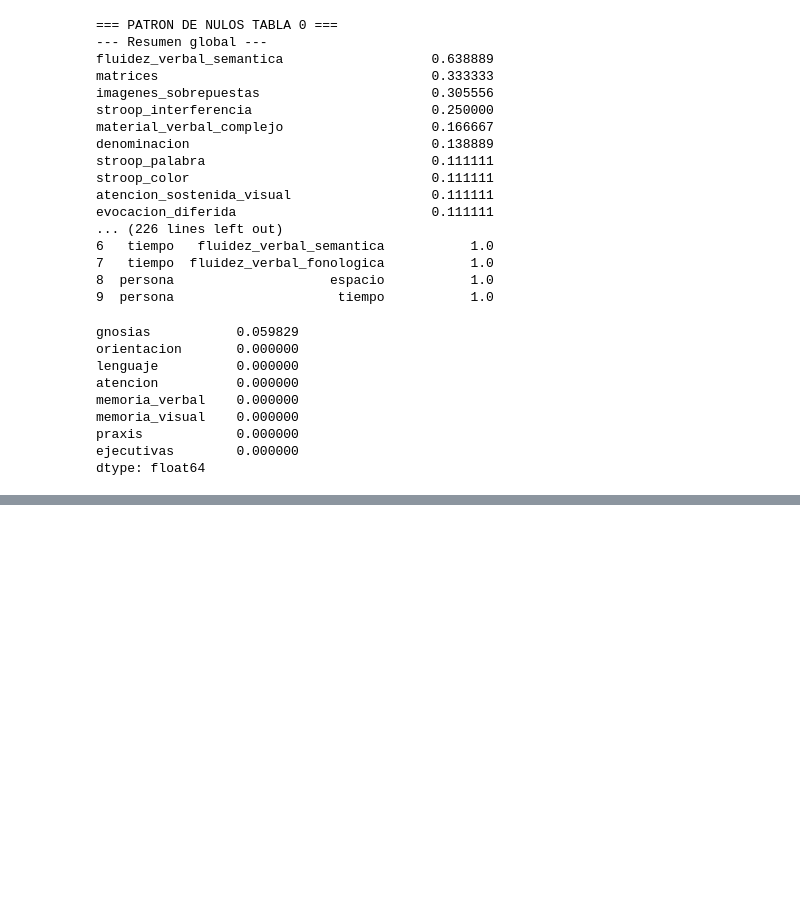
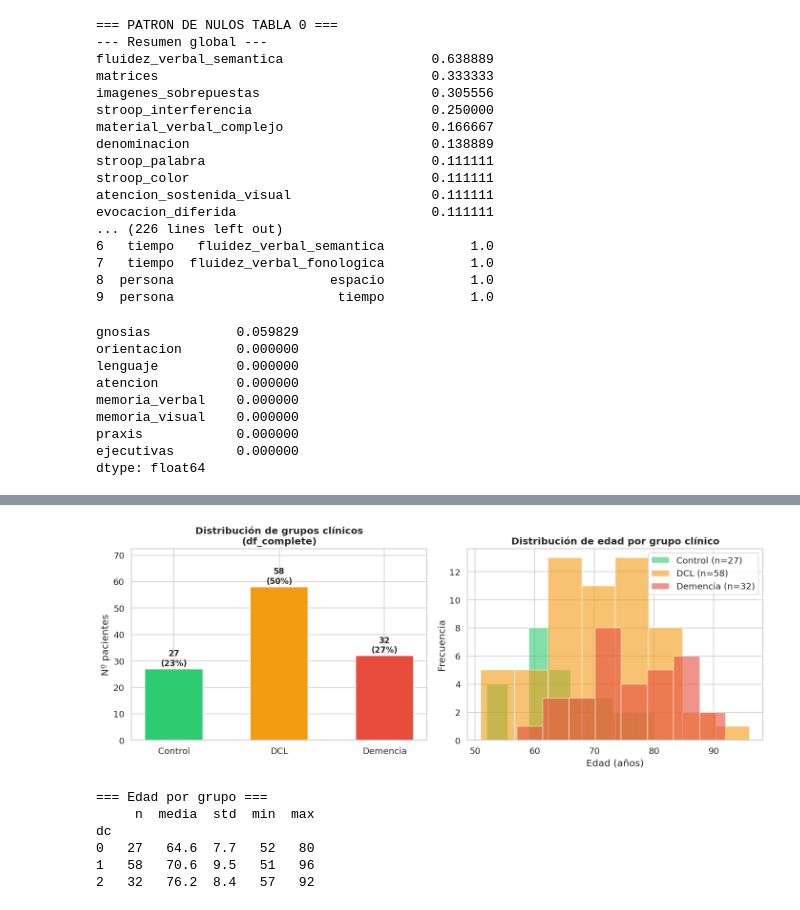
Before and after one commit to Nicolasg2c/dc_model_ts, a Jupyter notebook: src/dc_pipeline_2.ipynb, the cells around one changed output, grey strips where cells are left out. Saved outputs shown, nothing was run; the diff lists cells and outputs as text; code cells hidden in the pictures; blank space fills up the shorter version.

```diff
--- a/src/dc_pipeline_2.ipynb
+++ b/src/dc_pipeline_2.ipynb
@@ -1163,11 +1163,8 @@ dominios = ['orientacion','atencion','lenguaje','memoria_verbal','memoria_visual
 perfil = df_complete[dominios].isna().mean().sort_values(ascending=False)
 print(perfil)
 
-# 2) Indicadores de ausencia
-for col in dominios:
-    df_complete[f'{col}_missing'] = df_complete[col].isna().astype(int)
-
-# 3) Imputacion por grupo clinico si nulos moderados
+# Imputacion por grupo clinico si nulos moderados
+#Se imputan los valores de las praxias por media del grupo clinico debido a que el porcenaje es moderado esta por debajo del 1%
 for col in dominios:
     if df_complete[col].isna().mean() < 0.30:
         df_complete[col] = df_complete.groupby('dc')[col].transform(lambda s: s.fillna(s.median()))
@@ -1200 +1276,56 @@ df_complete
+# %%
+fig, axes = plt.subplots(1, 2, figsize=(13, 5))
+
+# --- Gráfico 1: conteo por grupo dc
+counts = df_complete["dc"].value_counts().sort_index()
+x_pos  = list(range(len(DC_ORDER)))
+bars   = axes[0].bar(
+    x_pos,
+    [counts.get(k, 0) for k in DC_ORDER],
+    color=[DC_PALETTE[k] for k in DC_ORDER],
+    edgecolor="white", width=0.55,
+)
+for bar, k in zip(bars, DC_ORDER):
+    v   = counts.get(k, 0)
+    pct = v / len(df_complete) * 100
+    axes[0].text(
+        bar.get_x() + bar.get_width() / 2,
+        bar.get_height() + 0.4,
+        f"{v}\n({pct:.0f}%)",
+        ha="center", va="bottom", fontsize=11, fontweight="bold",
+    )
+axes[0].set_xticks(x_pos)
+axes[0].set_xticklabels([DC_LABELS[k] for k in DC_ORDER])
+axes[0].set_ylabel("Nº pacientes")
+axes[0].set_title("Distribución de grupos clínicos\n(df_complete)", fontweight="bold")
+axes[0].set_ylim(0, counts.max() * 1.25)
+
+# --- Gráfico 2: distribución de edad por grupo
+for dc_val in DC_ORDER:
+    subset = df_complete[df_complete["dc"] == f'{dc_val}']["age_num"].dropna()
+    axes[1].hist(subset, bins=8, alpha=0.6, color=DC_PALETTE[dc_val], label=f"{DC_LABELS[dc_val]} (n={len(subset)})", edgecolor="white")
+axes[1].set_xlabel("Edad (años)")
+axes[1].set_ylabel("Frecuencia")
+axes[1].set_title("Distribución de edad por grupo clínico", fontweight="bold")
+axes[1].legend()
+
+plt.tight_layout()
+plt.show()
+
+# Tabla de estadísticos de edad
+print("\n=== Edad por grupo ===")
+print(
+    df_complete.groupby("dc")["age_num"]
+    .agg(n="count", media="mean", std="std", min="min", max="max")
+    .rename(index=DC_LABELS)
+    .round(1)
+)
+# %% [output]
+[figure, added]
+=== Edad por grupo ===
+     n  media  std  min  max
+dc
+0   27   64.6  7.7   52   80
+1   58   70.6  9.5   51   96
+2   32   76.2  8.4   57   92
 # %%
```
Also changed, not shown: parts of 11 cells of this notebook.
